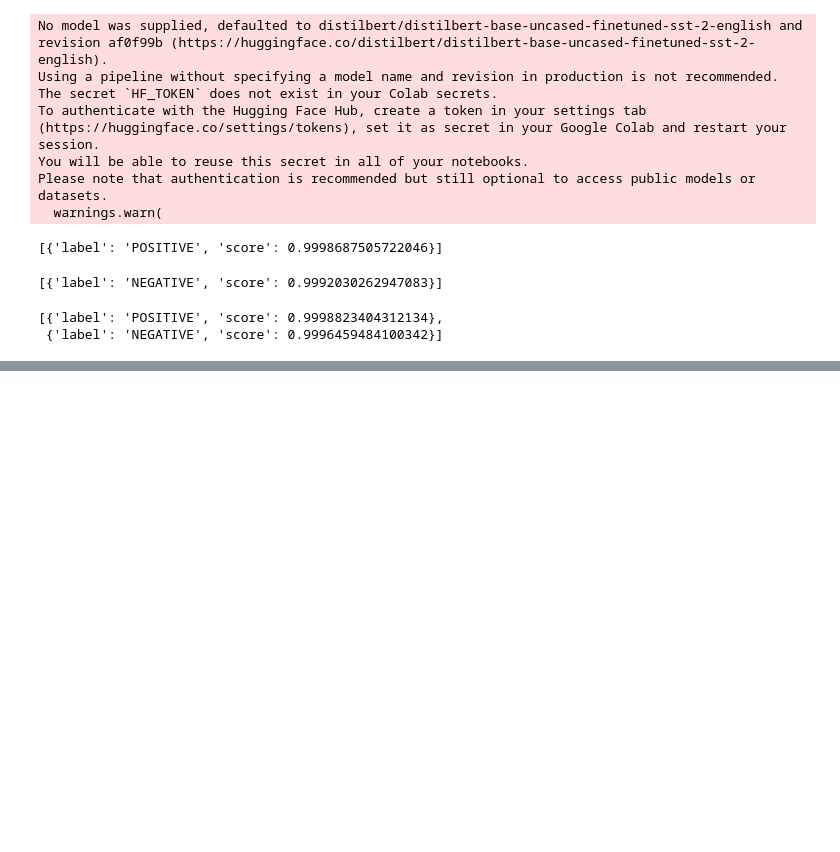
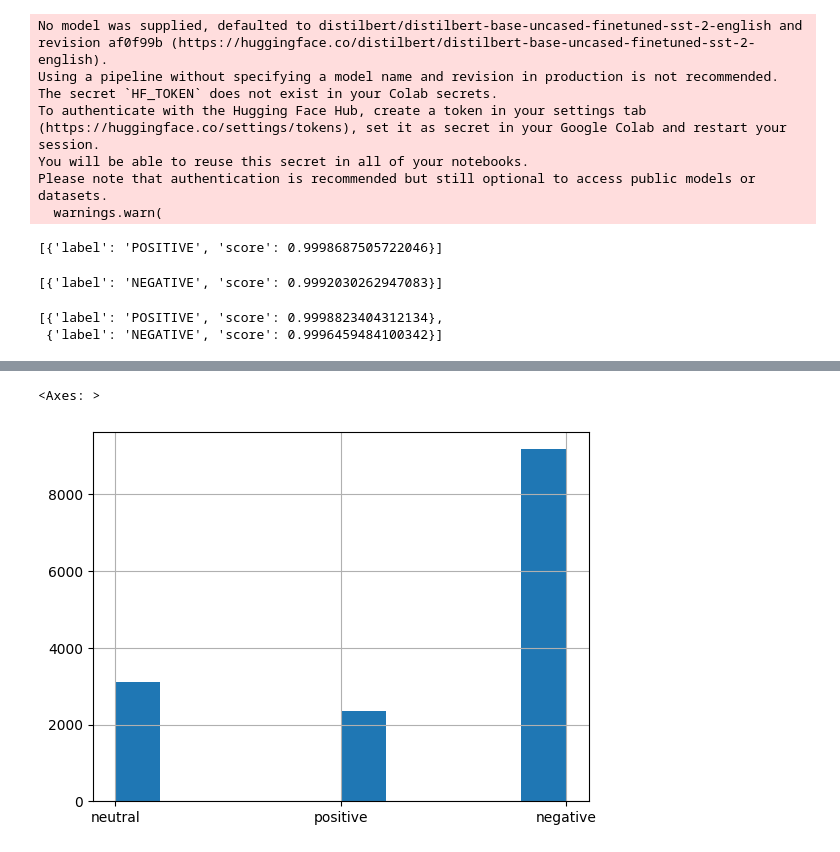
Before and after one commit to gc2321/3235-Machine-Learning, a Jupyter notebook: 1_nlp_basics.ipynb, the cells around one changed output, grey strips where cells are left out. Saved outputs shown, nothing was run; the diff lists cells and outputs as text; code cells hidden in the pictures; blank space fills up the shorter version.

```diff
--- a/1_nlp_basics.ipynb
+++ b/1_nlp_basics.ipynb
@@ -44,3 +44,3 @@ Mounted at /content/gdrive
 # %%
 filePath ="/content/gdrive/MyDrive/nlp/AirlineTweets.csv"
-df = pd.read_csv(filePath)
+df_ = pd.read_csv(filePath)
@@ -46,0 +56,7 @@ df = pd.read_csv(filePath)
+# %%
+df = df_[['airline_sentiment', 'text']].copy()
+# %%
+df['airline_sentiment'].hist()
+# %% [output]
+<Axes: >
+[figure, added]
```
Also changed, not shown: parts of 9 cells of this notebook.
